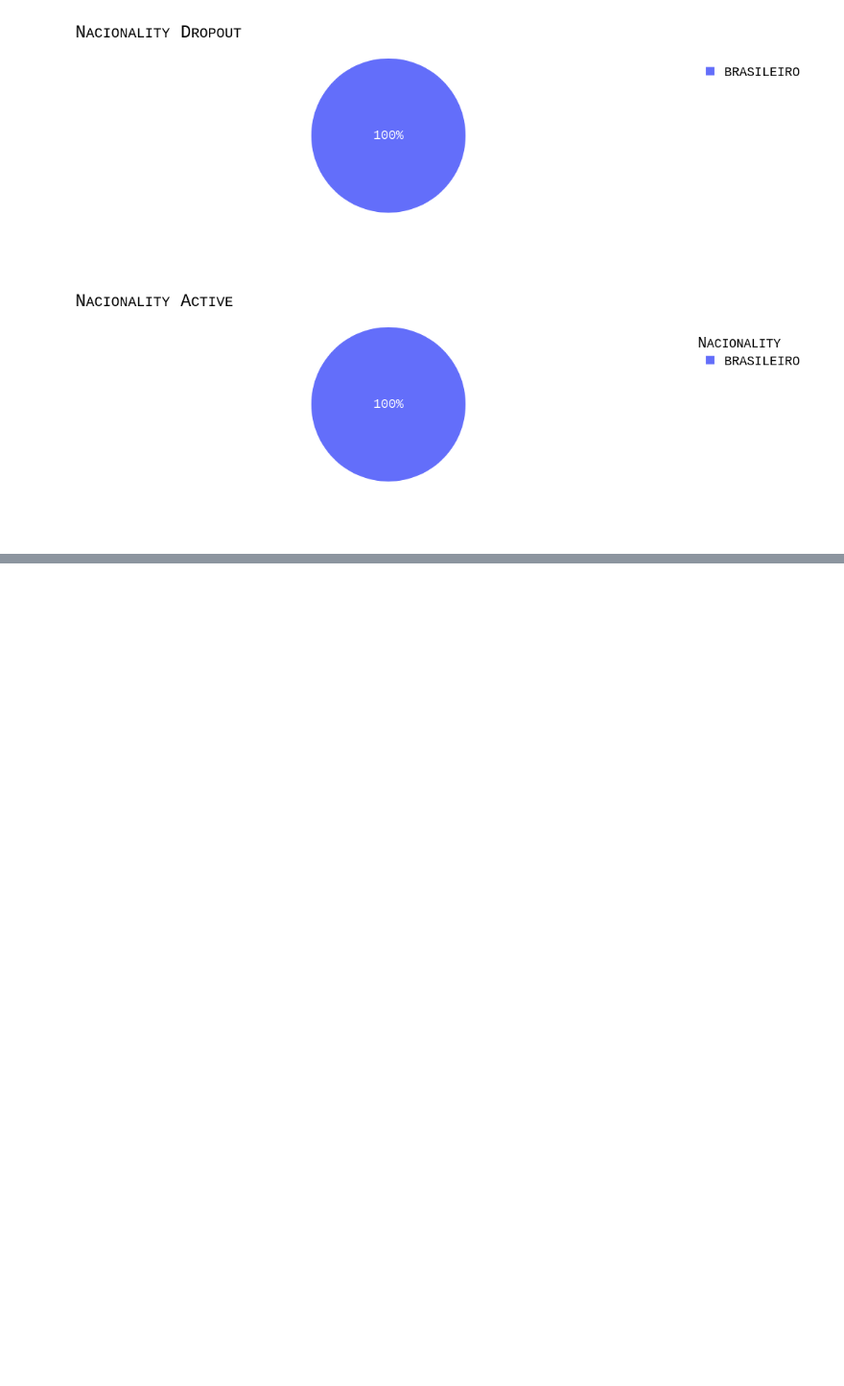
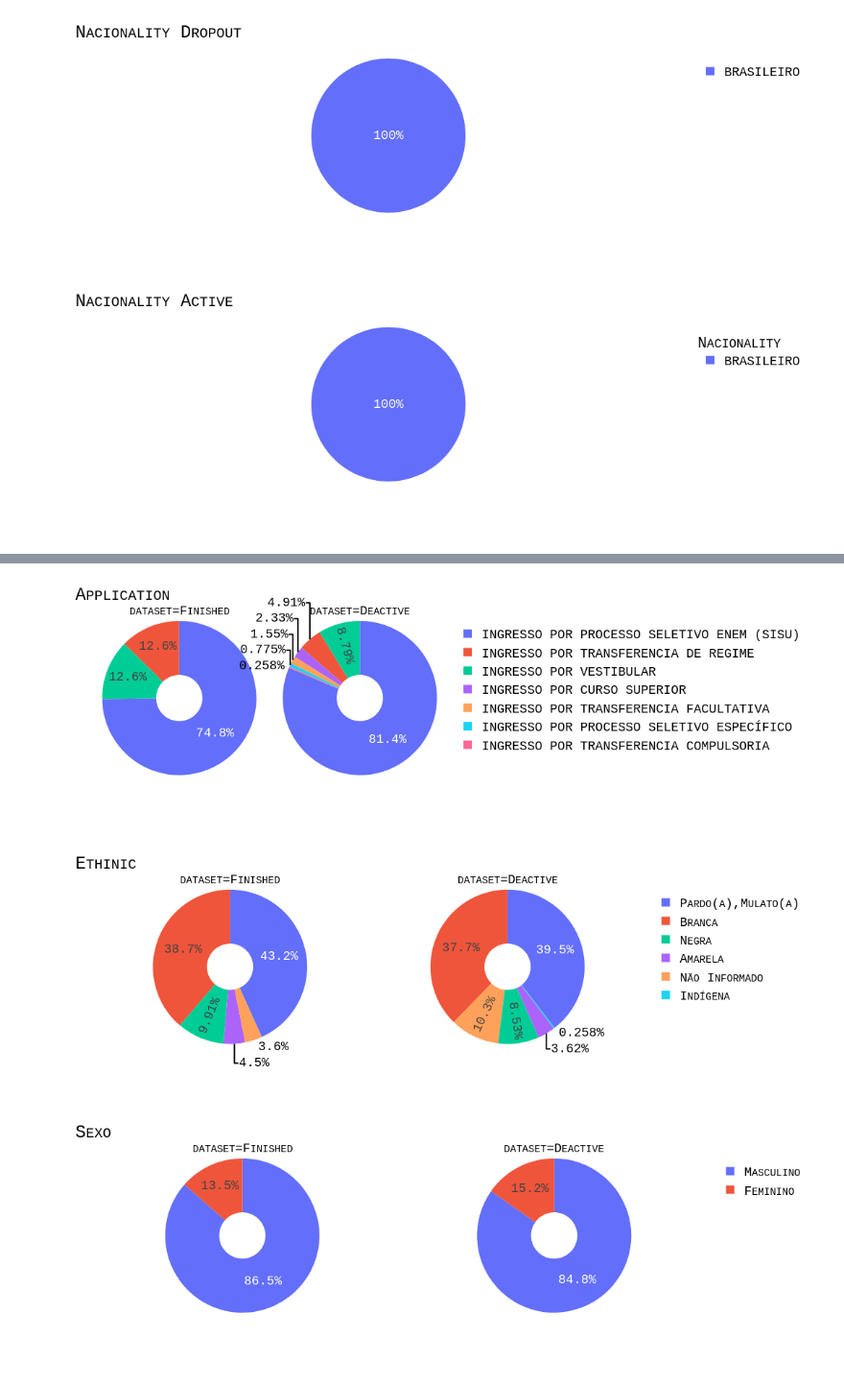
Before and after one commit to auserafim/ai-notebooks, a Jupyter notebook: evaded_college/evaded_college.ipynb, the cells around one changed output, grey strips where cells are left out. Shown at 96% size. Cells and saved outputs as stored; diff of their text form; code cells hidden in the pictures; blank space fills up the shorter version.

```diff
--- a/evaded_college/evaded_college.ipynb
+++ b/evaded_college/evaded_college.ipynb
@@ -171,0 +153,26 @@ array(['Aragarcas', 'Paragominas', 'Barra Do Garcas  Mt',
+# %%
+fig = px.pie(
+    x,
+    names='Tipo ingresso',
+    facet_col='dataset',
+    hole=0.3,
+).update_layout(title={"text": "Application "},font=my_font).show()
+
+fig = px.pie(
+    x,
+    names='Raça',
+    facet_col='dataset',
+    hole=0.3,
+).update_layout(title={"text": "Ethinic "},font=my_font).show()
+
+
+fig = px.pie(
+    x,
+    names='Sexo',
+    facet_col='dataset',
+    hole=0.3,
+).update_layout(title={"text": "Sexo "},font=my_font).show()
+# %% [output]
+[figure, added]
+[figure, added]
+[figure, added]
```
Also changed, not shown: parts of 16 cells of this notebook.
